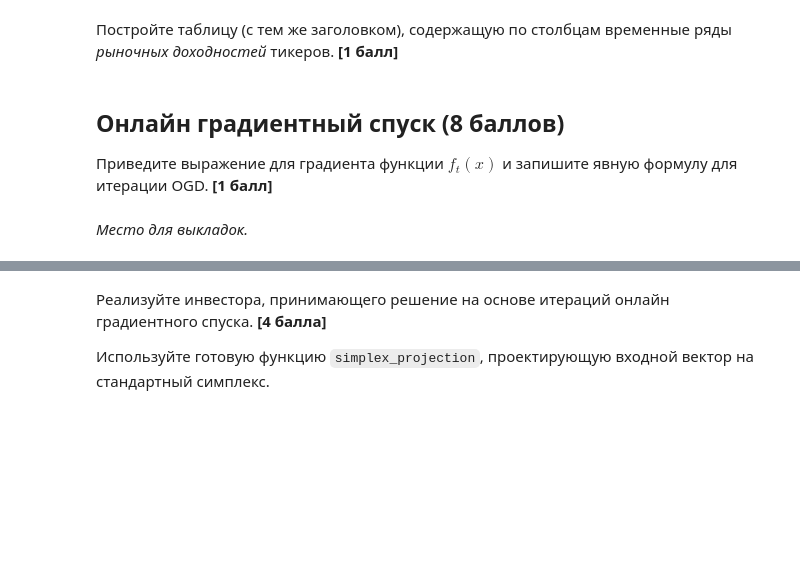
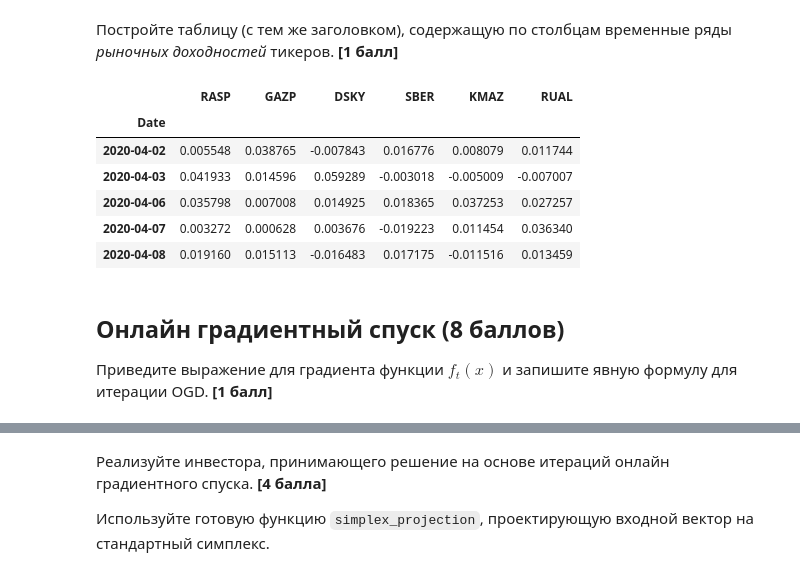
Before and after one commit to DeoEsor/Decision-Making-Theory, a Jupyter notebook: notebooks/hw2.ipynb, the cells around one changed output, grey strips where cells are left out. Drawn from its saved outputs; the diff is of its cells as text; code cells hidden in the pictures; blank space fills up the shorter version.

```diff
--- a/notebooks/hw2.ipynb
+++ b/notebooks/hw2.ipynb
@@ -145,6 +143,17 @@ plt.show()
+# %%
+market_returns_df = prices_df.pct_change().dropna()
+
+# Отображаем таблицу с рыночными доходностями
+display(market_returns_df.head())
+# %% [output]
+|  | RASP | GAZP | DSKY | SBER | KMAZ | RUAL |
+| Date |  |  |  |  |  |  |
+| 2020-04-02 | 0.005548 | 0.038765 | -0.007843 | 0.016776 | 0.008079 | 0.011744 |
+| 2020-04-03 | 0.041933 | 0.014596 | 0.059289 | -0.003018 | -0.005009 | -0.007007 |
+| 2020-04-06 | 0.035798 | 0.007008 | 0.014925 | 0.018365 | 0.037253 | 0.027257 |
+| 2020-04-07 | 0.003272 | 0.000628 | 0.003676 | -0.019223 | 0.011454 | 0.036340 |
+| 2020-04-08 | 0.019160 | 0.015113 | -0.016483 | 0.017175 | -0.011516 | 0.013459 |
 # %% [markdown]
 ## Онлайн градиентный спуск (8 баллов)
 
 Приведите выражение для градиента функции $f_t(x)$ и запишите явную формулу для итерации OGD. **[1 балл]**
-# %% [markdown]
-*Место для выкладок.*
```
Also changed, not shown: parts of 9 cells of this notebook.
